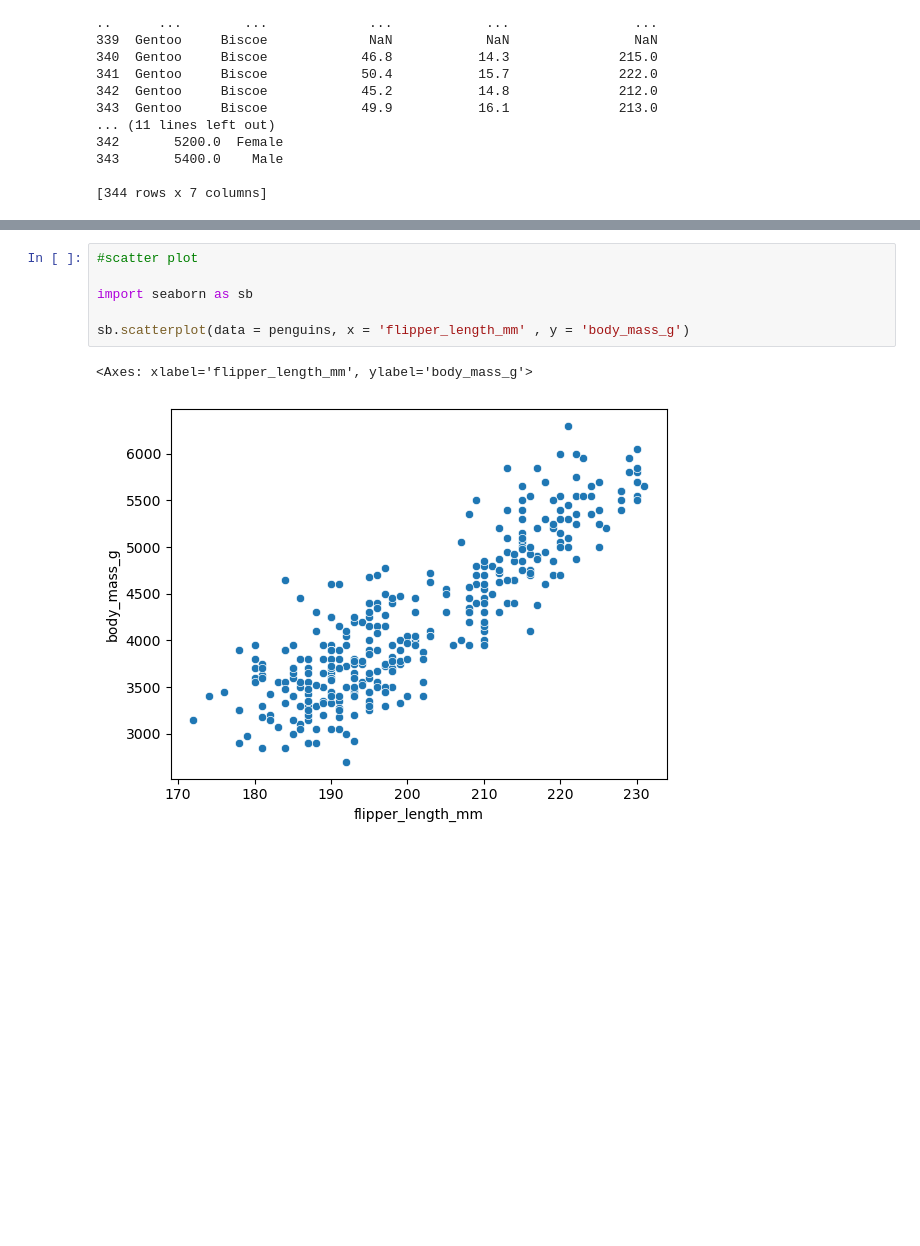
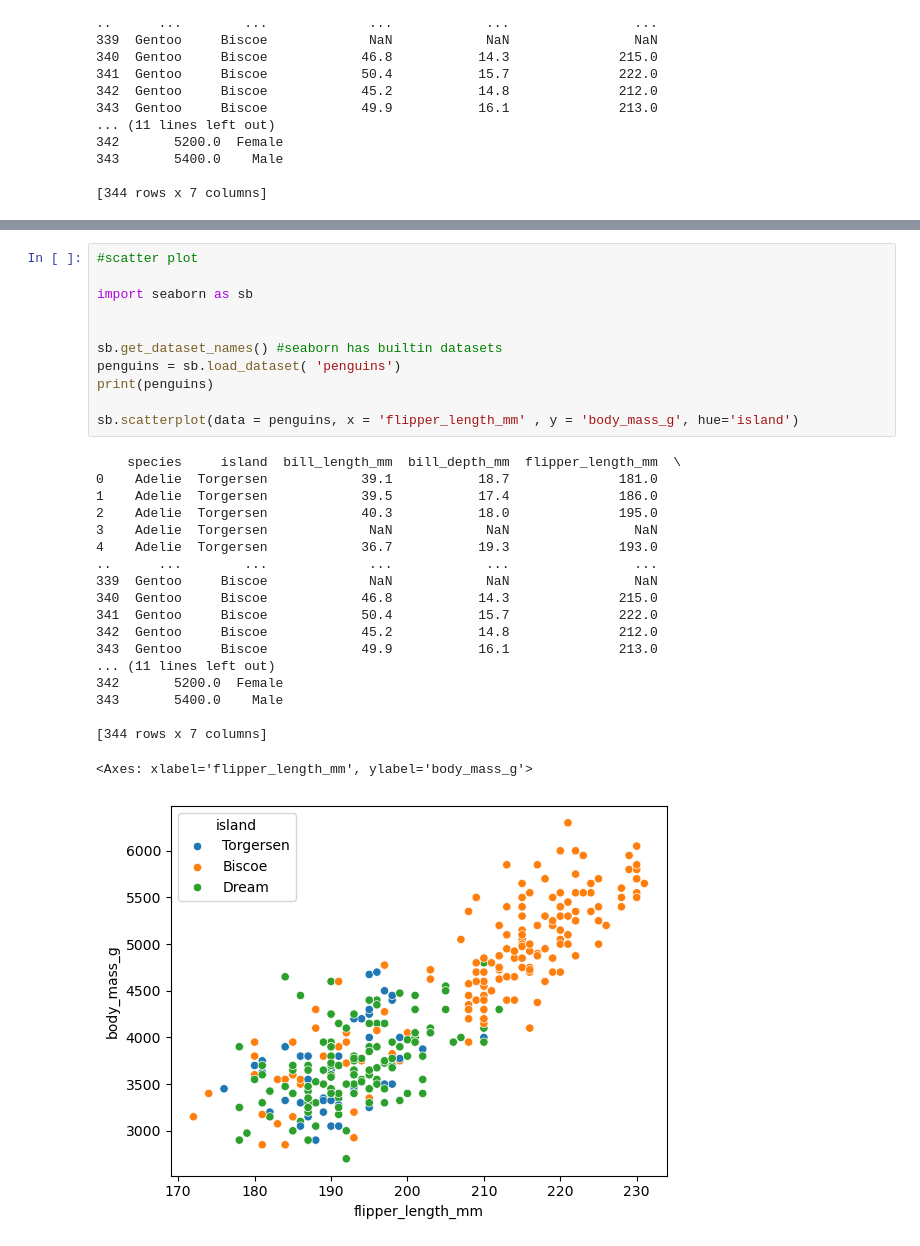
Before and after one commit to sidraanl-08/completedatascience, a Jupyter notebook: seaborn/seaborn.ipynb, the cells around one changed output, grey strips where cells are left out. Saved outputs shown, nothing was run; the diff lists cells and outputs as text; blank space fills up the shorter version.

Commit message:
added all seaborn plots 🌊

```diff
--- a/seaborn/seaborn.ipynb
+++ b/seaborn/seaborn.ipynb
@@ -49,9 +49,31 @@ print(penguins)
 # %%
 #scatter plot
 
 import seaborn as sb
 
-sb.scatterplot(data = penguins, x = 'flipper_length_mm' , y = 'body_mass_g')
+
+sb.get_dataset_names() #seaborn has builtin datasets
+penguins = sb.load_dataset( 'penguins')
+print(penguins)
+
+sb.scatterplot(data = penguins, x = 'flipper_length_mm' , y = 'body_mass_g', hue='island')
 # %% [output]
-<Axes: xlabel='flipper_length_mm', ylabel='body_mass_g'>
+    species     island  bill_length_mm  bill_depth_mm  flipper_length_mm  \
+0    Adelie  Torgersen            39.1           18.7              181.0
+1    Adelie  Torgersen            39.5           17.4              186.0
+2    Adelie  Torgersen            40.3           18.0              195.0
+3    Adelie  Torgersen             NaN            NaN                NaN
+4    Adelie  Torgersen            36.7           19.3              193.0
+..      ...        ...             ...            ...                ...
+339  Gentoo     Biscoe             NaN            NaN                NaN
+340  Gentoo     Biscoe            46.8           14.3              215.0
+341  Gentoo     Biscoe            50.4           15.7              222.0
+342  Gentoo     Biscoe            45.2           14.8              212.0
+343  Gentoo     Biscoe            49.9           16.1              213.0
+... (11 lines left out)
+342       5200.0  Female
+343       5400.0    Male
+
+[344 rows x 7 columns]
+<Axes: xlabel='flipper_length_mm', ylabel='body_mass_g'>
-[figure, old version]
+[figure, new version]
```
Also changed, not shown: parts of 20 cells of this notebook.
